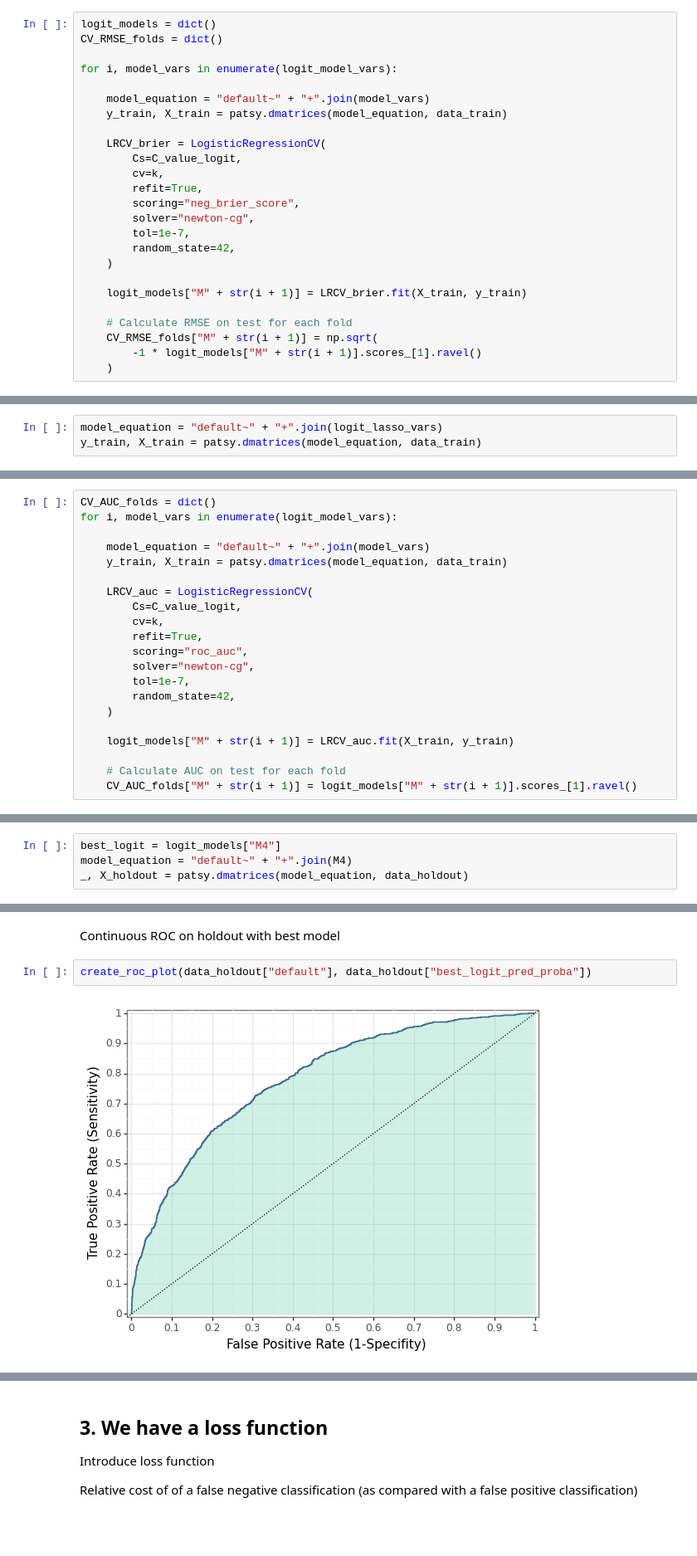
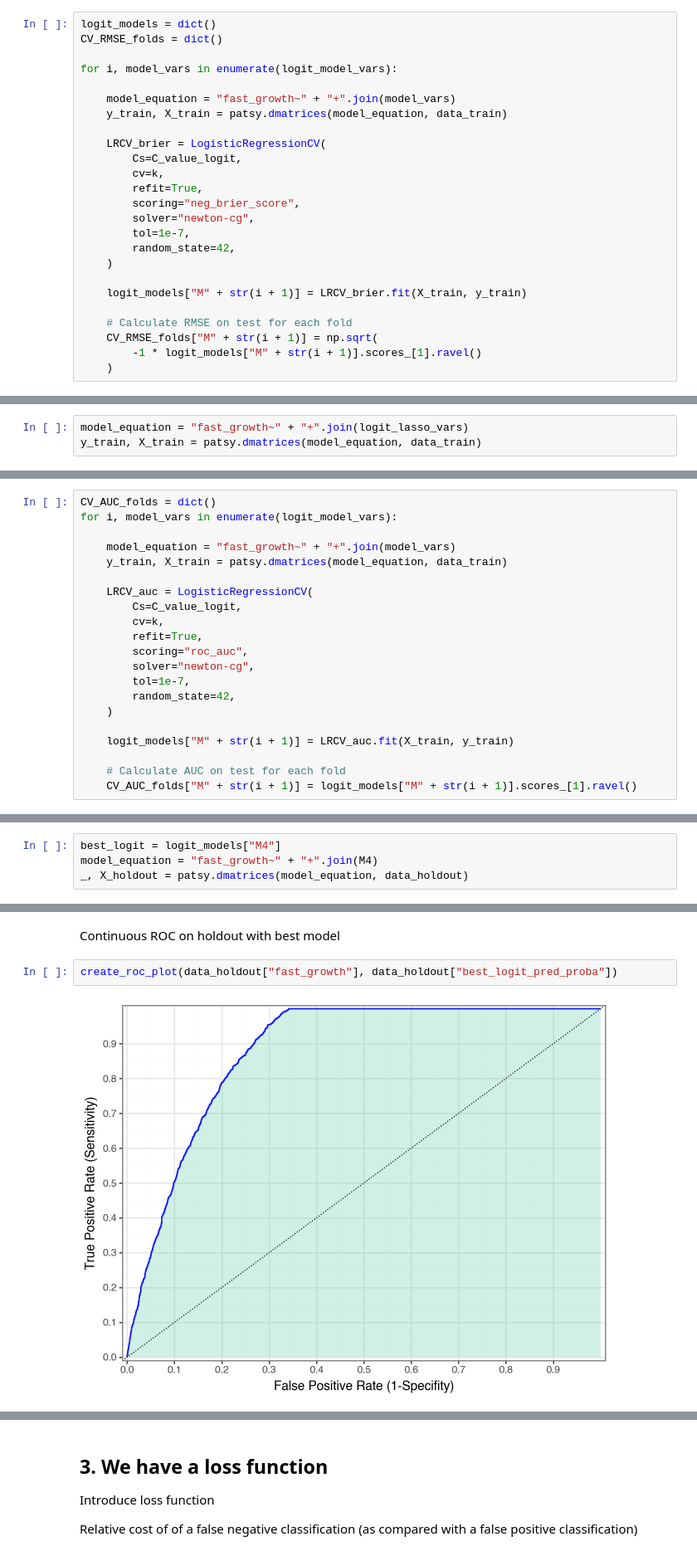
Before and after one commit to ghadena/DA3, a Jupyter notebook: assignment_2/ch17-predicting-firm-exit.ipynb, the cells around one changed output, grey strips where cells are left out. Shown at 83% size. Drawn from its saved outputs; the diff is of its cells as text; blank space fills up the shorter version.

Commit message:
addressed data leakage,  changed TV and model structures

```diff
--- a/assignment_2/ch17-predicting-firm-exit.ipynb
+++ b/assignment_2/ch17-predicting-firm-exit.ipynb
@@ -539,7 +515,7 @@ CV_RMSE_folds = dict()
 
 for i, model_vars in enumerate(logit_model_vars):
 
-    model_equation = "default~" + "+".join(model_vars)
+    model_equation = "fast_growth~" + "+".join(model_vars)
     y_train, X_train = patsy.dmatrices(model_equation, data_train)
 
     LRCV_brier = LogisticRegressionCV(
@@ -570,7 +546,7 @@ pd.DataFrame(CV_RMSE_folds)
 # %% [markdown]
 ### b) Logit + LASSO
 # %%
-model_equation = "default~" + "+".join(logit_lasso_vars)
+model_equation = "fast_growth~" + "+".join(logit_lasso_vars)
 y_train, X_train = patsy.dmatrices(model_equation, data_train)
 # %% [markdown]
 Normalise X vars for Lasso
@@ -640,7 +616,7 @@ First, for logits
 CV_AUC_folds = dict()
 for i, model_vars in enumerate(logit_model_vars):
 
-    model_equation = "default~" + "+".join(model_vars)
+    model_equation = "fast_growth~" + "+".join(model_vars)
     y_train, X_train = patsy.dmatrices(model_equation, data_train)
 
     LRCV_auc = LogisticRegressionCV(
@@ -717,7 +693,7 @@ summary
 M4, M5 and LASSO are practically the same - go with the simplest model, M4
 # %%
 best_logit = logit_models["M4"]
-model_equation = "default~" + "+".join(M4)
+model_equation = "fast_growth~" + "+".join(M4)
 _, X_holdout = patsy.dmatrices(model_equation, data_holdout)
 # %% [markdown]
 Best logit holdout RMSE
@@ -867,6 +843,6 @@ tpr_fpr_for_thresholds = pd.DataFrame(
 # %% [markdown]
 Continuous ROC on holdout with best model
 # %%
-create_roc_plot(data_holdout["default"], data_holdout["best_logit_pred_proba"])
+create_roc_plot(data_holdout["fast_growth"], data_holdout["best_logit_pred_proba"])
 # %% [output]
-[figure, old version]
+[figure, new version]
```
Also changed, not shown: parts of 53 cells of this notebook.
